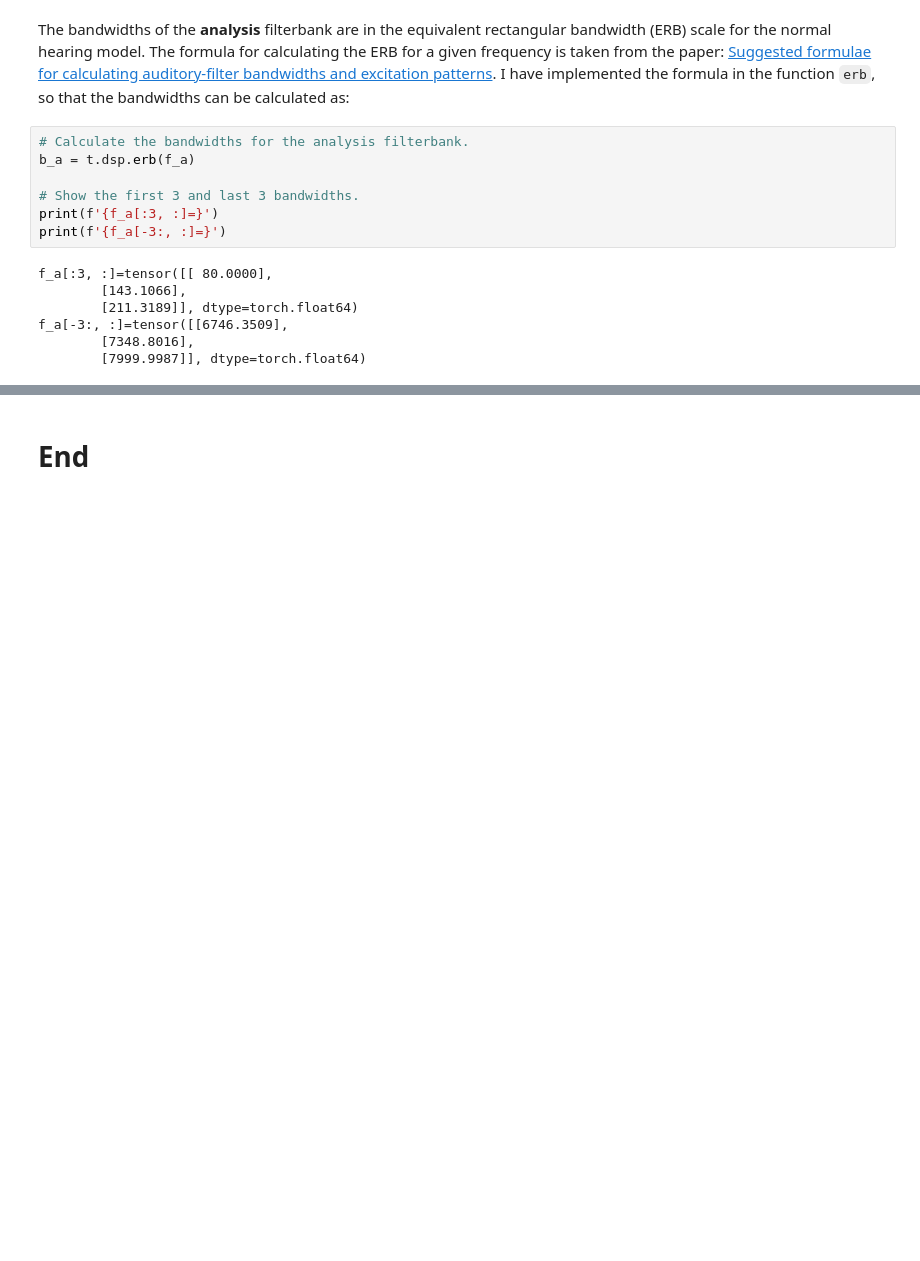
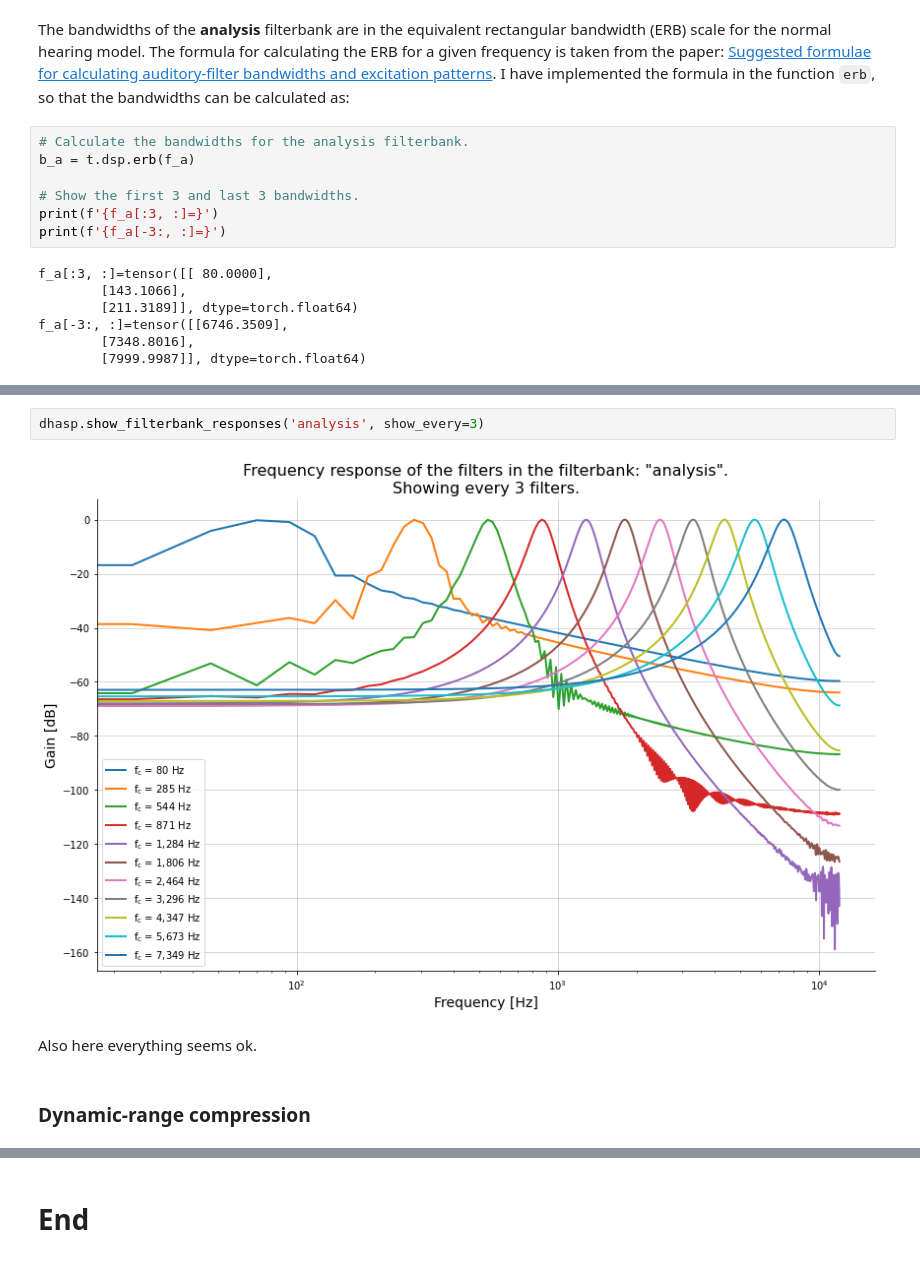
Before and after one commit to wrubino/deep-learning-2021-final-project, a Jupyter notebook: main.ipynb, the cells around one changed output, grey strips where cells are left out. Saved outputs shown, nothing was run; the diff lists cells and outputs as text; blank space fills up the shorter version.

```diff
--- a/main.ipynb
+++ b/main.ipynb
@@ -410,0 +419,8 @@ findfont: Font family ['DejaVu Sans Display'] not found. Falling back to DejaVu
+# %%
+dhasp.show_filterbank_responses('analysis', show_every=3)
+# %% [output]
+[figure, added]
+# %% [markdown]
+Also here everything seems ok.
+# %% [markdown]
+### Dynamic-range compression
```
Also changed, not shown: parts of 12 cells of this notebook, 1 other file.
